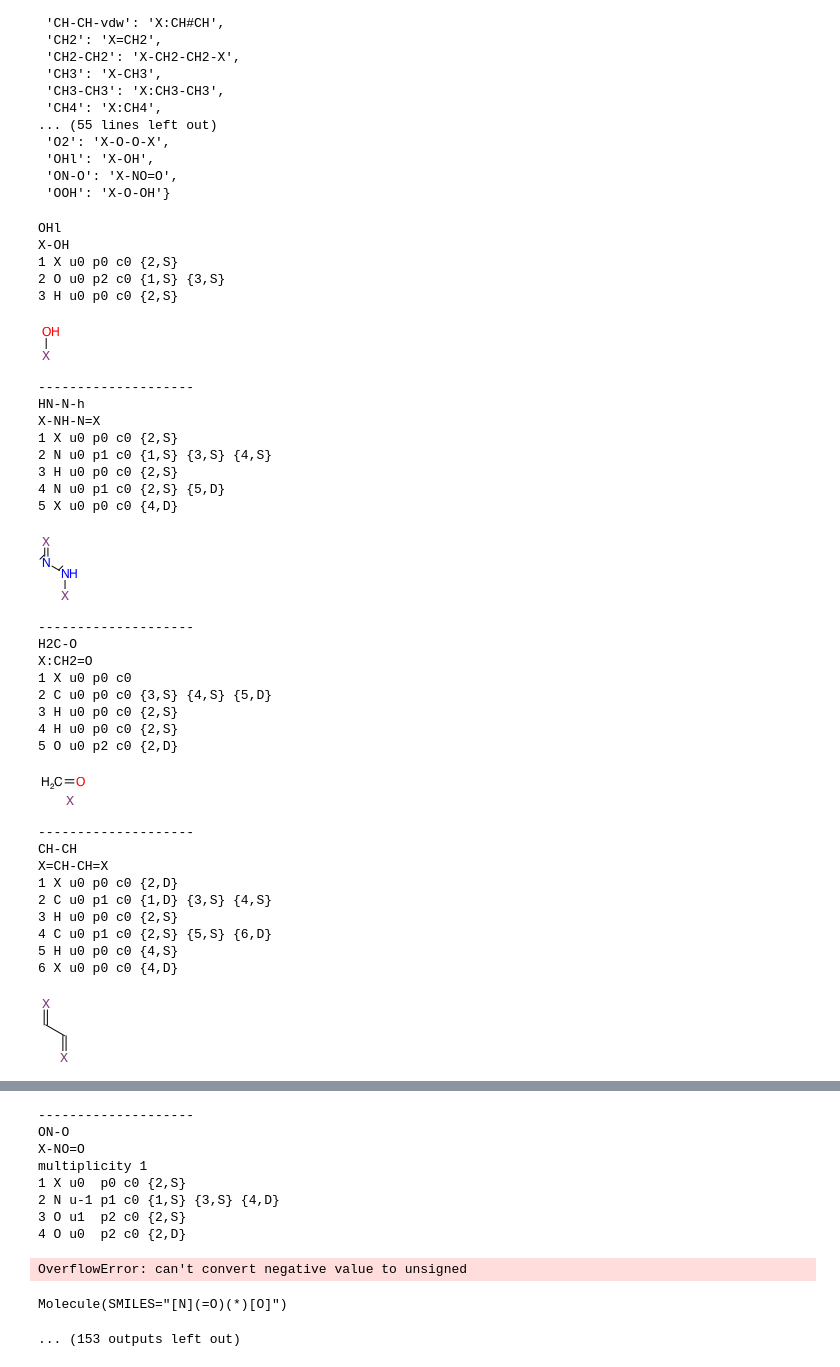
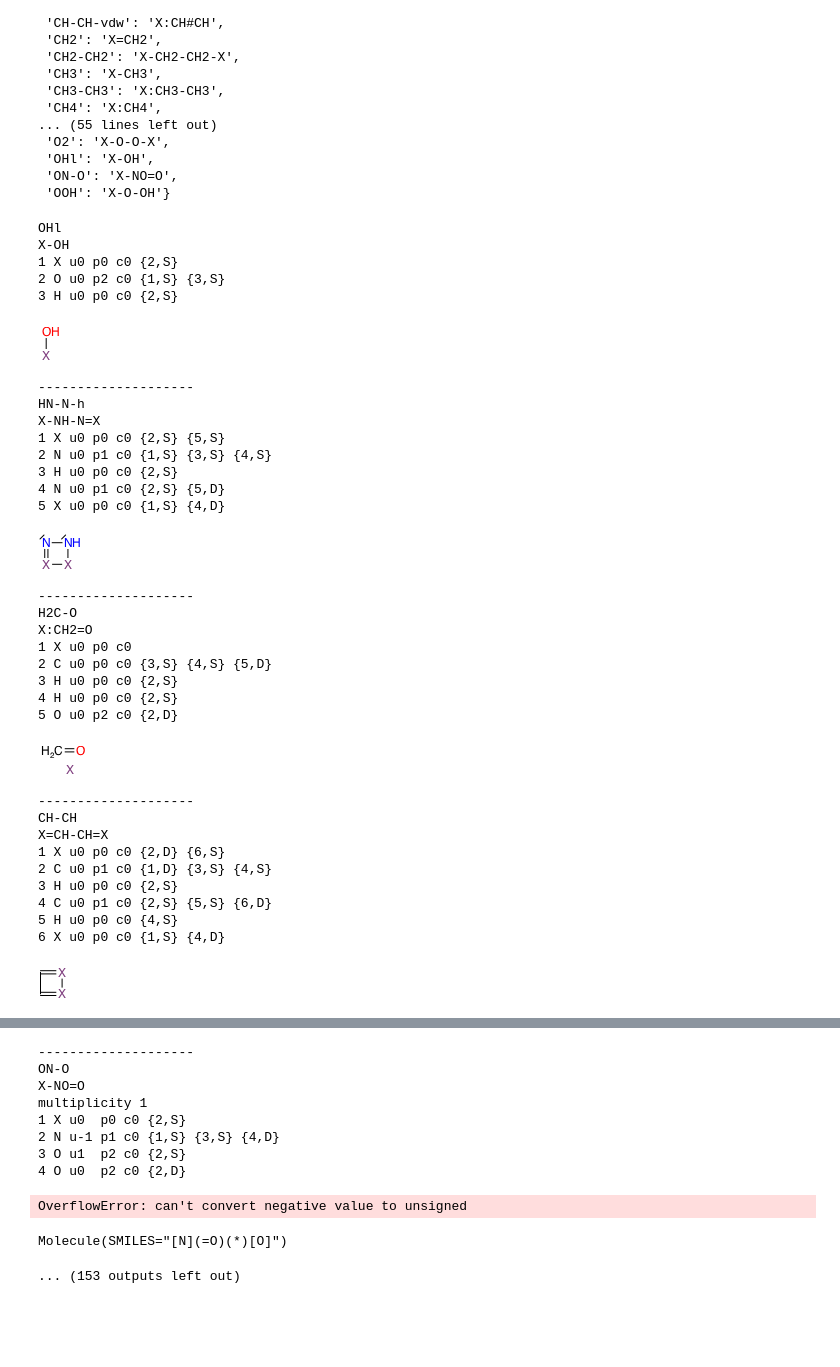
Before and after one commit to mazeau/importer, a Jupyter notebook: RMG-Cat thermo.ipynb, the cells around one changed output, grey strips where cells are left out. Cells and saved outputs as stored; diff of their text form; code cells hidden in the pictures; blank space fills up the shorter version.

```diff
--- a/RMG-Cat thermo.ipynb
+++ b/RMG-Cat thermo.ipynb
@@ -164,6 +164,8 @@ for name, structure in names_to_structure.items():
             bond_order = {'-':1, ':':0, '=':2, '#':3}[bond_type]
             if bond_order >= 1:
                 merged.addBond(Bond(old_atom, new_atom, bond_order))
+            if group_atoms == 'X':
+                merged.addBond(Bond(merged.atoms[0], new_atom, 1))
 
             new_electrons = new_atom.radicalElectrons
             old_electrons = old_atom.radicalElectrons
@@ -185,36 +187,36 @@ for name, structure in names_to_structure.items():
             except:
                 logging.exception("u-1 error")
                 errors += 1
             mol = merged
             old_atom = new_atom
 
         names_to_molecules[name] = mol
 
         mol.multiplicity = mol.getNumberOfRadicalElectrons() + 1
         print(mol.toAdjacencyList())
         display(mol)
 
     except:
         logging.exception("oops")
         errors += 1
     print('-'*20)
 print "{}\tsucesses out of {}\n{}% success rate".format(len(names_to_molecules)-errors, len(names_to_molecules), round(float(len(names_to_molecules)-errors)/len(names_to_molecules) * 100, 3))
 # %% [output]
 OHl
 X-OH
 1 X u0 p0 c0 {2,S}
 2 O u0 p2 c0 {1,S} {3,S}
 3 H u0 p0 c0 {2,S}
 [figure]
 --------------------
 HN-N-h
 X-NH-N=X
-1 X u0 p0 c0 {2,S}
+1 X u0 p0 c0 {2,S} {5,S}
 2 N u0 p1 c0 {1,S} {3,S} {4,S}
 3 H u0 p0 c0 {2,S}
 4 N u0 p1 c0 {2,S} {5,D}
-5 X u0 p0 c0 {4,D}
+5 X u0 p0 c0 {1,S} {4,D}
-[figure, old version]
+[figure, new version]
 --------------------
 H2C-O
 X:CH2=O
@@ -227,12 +229,12 @@ X:CH2=O
 --------------------
 CH-CH
 X=CH-CH=X
-1 X u0 p0 c0 {2,D}
+1 X u0 p0 c0 {2,D} {6,S}
 2 C u0 p1 c0 {1,D} {3,S} {4,S}
 3 H u0 p0 c0 {2,S}
 4 C u0 p1 c0 {2,S} {5,S} {6,D}
 5 H u0 p0 c0 {4,S}
-6 X u0 p0 c0 {4,D}
+6 X u0 p0 c0 {1,S} {4,D}
-[figure, old version]
+[figure, new version]
 ERROR:root:u-1 error
 Traceback (most recent call last):
```
Also changed, not shown: parts of 1 cell of this notebook.
